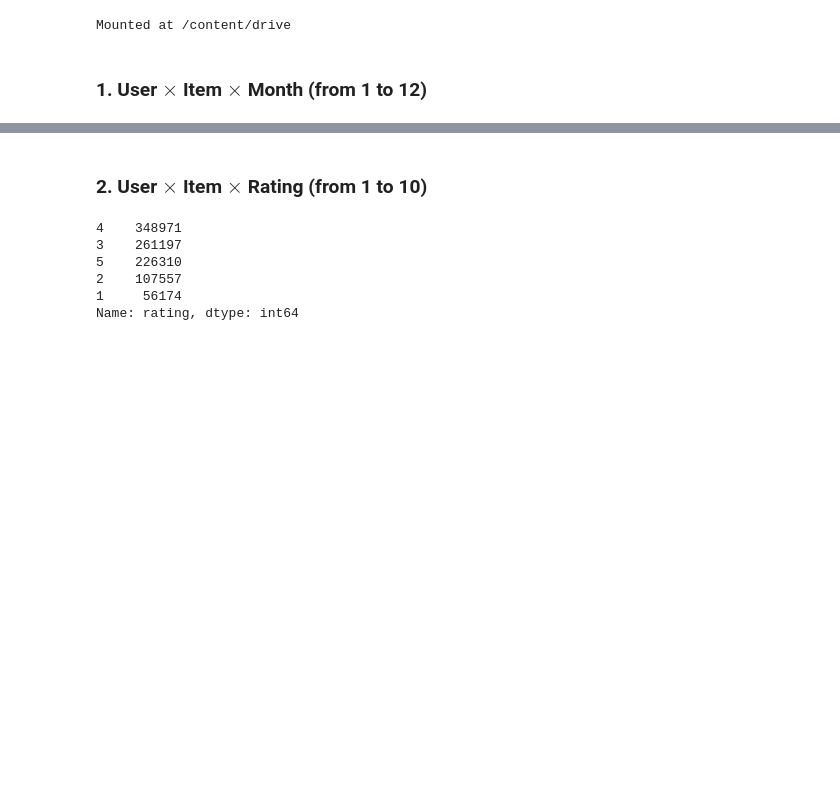
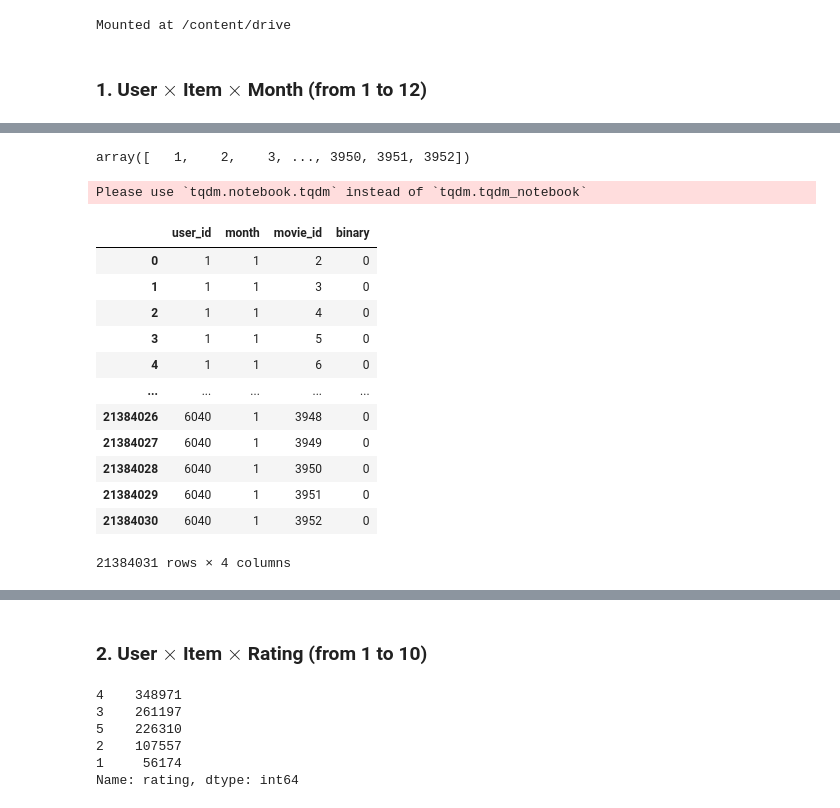
Before and after one commit to kolchindru/RecommendationSystemsProject, a Jupyter notebook: A_for_NLA_project.ipynb, the cells around one changed output, grey strips where cells are left out. Saved outputs shown, nothing was run; the diff lists cells and outputs as text; code cells hidden in the pictures; blank space fills up the shorter version.

Commit message:
Created sparse_user_movie_month

```diff
--- a/A_for_NLA_project.ipynb
+++ b/A_for_NLA_project.ipynb
@@ -31,0 +30,10 @@ movie_data = pd.io.parsers.read_csv(movies_path,
+# %%
+# construct tensor I here
+import datetime
+
+rating_data['date'] = pd.to_datetime(rating_data['time'], unit='s', origin='unix')
+rating_data['year'] = rating_data['date'].apply(lambda x: x.year)
+rating_data['month'] = rating_data['date'].apply(lambda x: x.month)
+
+
+rating_data.sort_values(by='date')
@@ -31,0 +54,5 @@ movie_data = pd.io.parsers.read_csv(movies_path,
+# %%
+user_item_month = rating_data[['user_id', 'month', 'movie_id']]
+user_item_month['binary'] = np.ones(user_item_month.shape[0], dtype=np.int8)
+user_item_month = user_item_month.sort_values(by=['user_id', 'movie_id'])
+user_item_month.head()
@@ -31,0 +70,43 @@ movie_data = pd.io.parsers.read_csv(movies_path,
+# %%
+all_movies = np.sort(user_item_month.movie_id.unique())
+all_movies
+# %% [output]
+array([   1,    2,    3, ..., 3950, 3951, 3952])
+# %%
+from tqdm import tqdm_notebook
+
+extra_movies = []
+users = user_item_month.user_id.unique()
+
+for user in tqdm_notebook(users):
+    current_user_frame = user_item_month[user_item_month['user_id'] == user]
+    movies_user = current_user_frame['movie_id'].unique()
+
+    add_movies = np.array(list(set(all_movies) - set(movies_user)))
+    qty_movies = add_movies.shape[0]
+
+    user_rate = np.tile([user, 1], qty_movies).reshape(qty_movies, 2)
+    binary_col = np.zeros(qty_movies, dtype=np.int8)[:, None]
+
+    res_frame = np.hstack((user_rate, add_movies[:, None], binary_col))
+    extra_movies.append(res_frame)
+# %% [output]
+Please use `tqdm.notebook.tqdm` instead of `tqdm.tqdm_notebook`
+# %%
+extra_frame = pd.DataFrame(np.vstack(extra_movies), columns=['user_id', 'month', 'movie_id', 'binary'])
+
+extra_frame
+# %% [output]
+|  | user_id | month | movie_id | binary |
+| 0 | 1 | 1 | 2 | 0 |
+| 1 | 1 | 1 | 3 | 0 |
+| 2 | 1 | 1 | 4 | 0 |
+| 3 | 1 | 1 | 5 | 0 |
+| 4 | 1 | 1 | 6 | 0 |
+| ... | ... | ... | ... | ... |
+| 21384026 | 6040 | 1 | 3948 | 0 |
+| 21384027 | 6040 | 1 | 3949 | 0 |
+| 21384028 | 6040 | 1 | 3950 | 0 |
+| 21384029 | 6040 | 1 | 3951 | 0 |
+| 21384030 | 6040 | 1 | 3952 | 0 |
+21384031 rows × 4 columns
```
Also changed, not shown: parts of 10 cells of this notebook, 1 other file.
